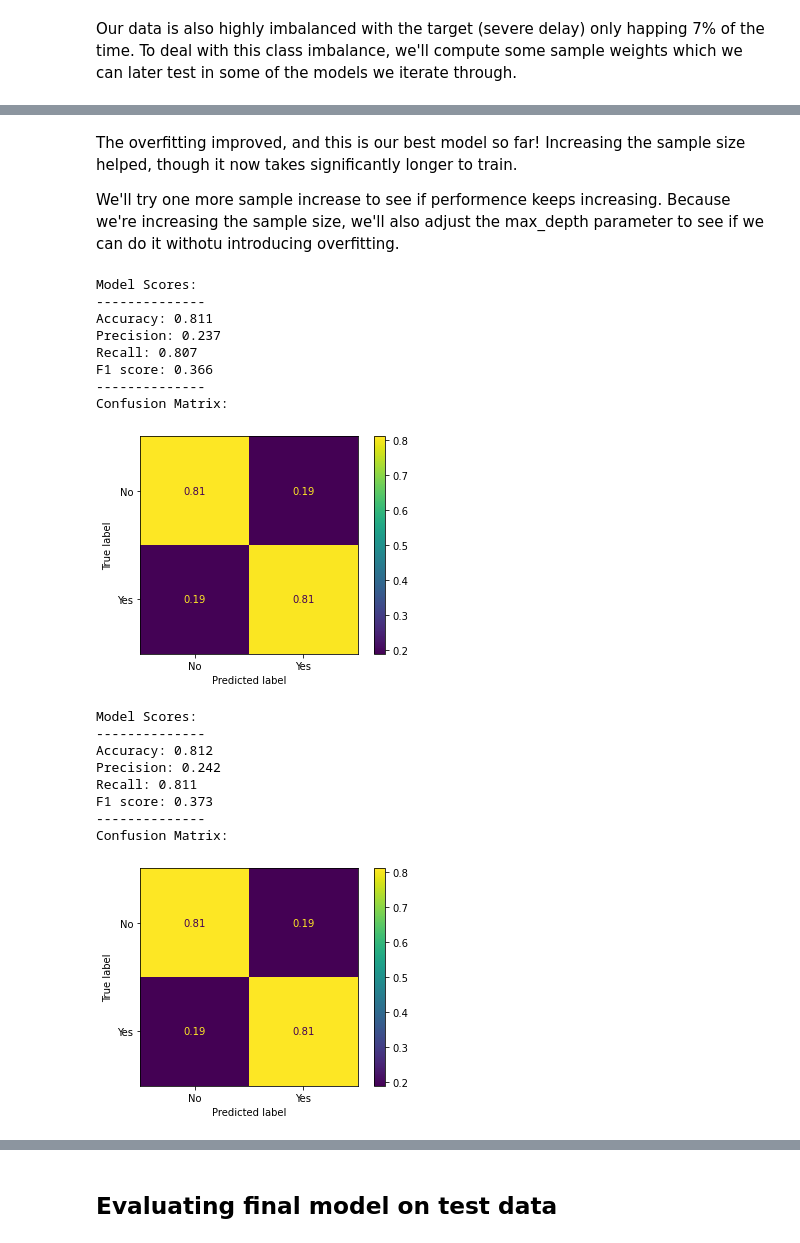
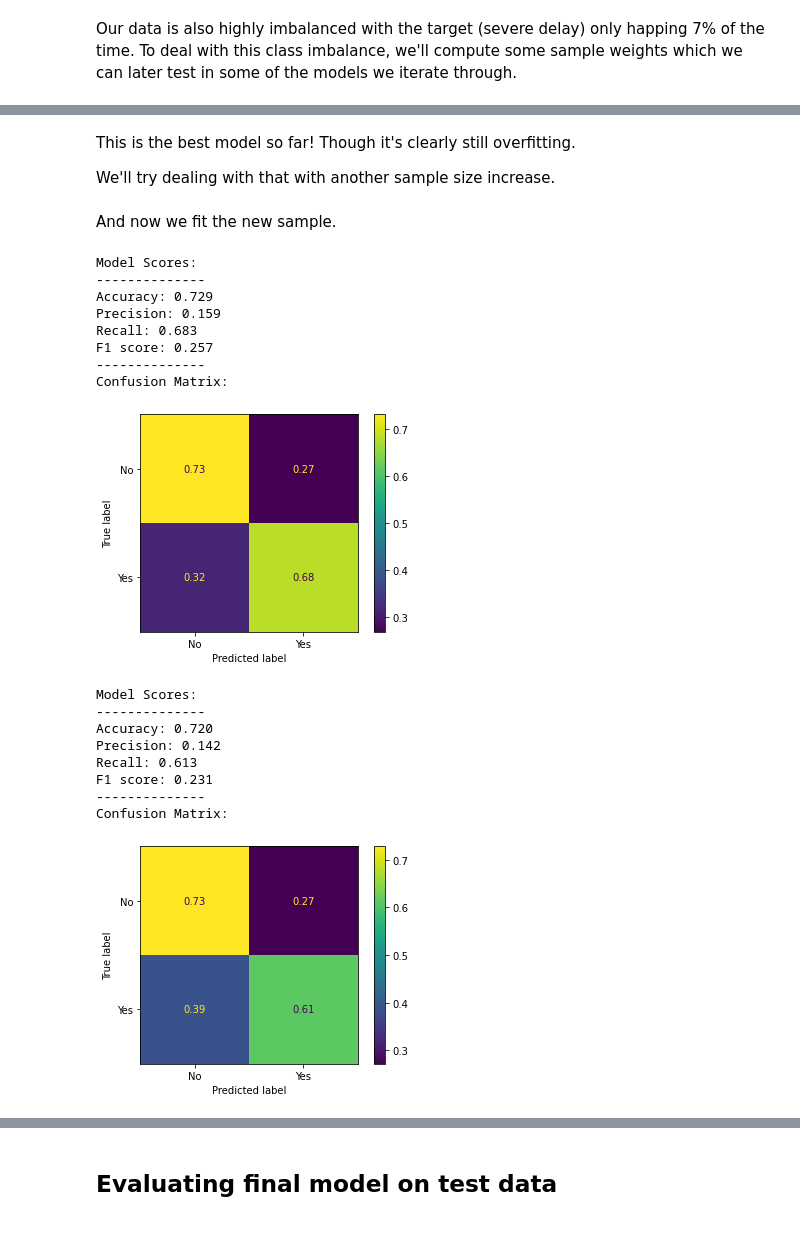
Before and after one commit to robertharrow/detecting-severe-flight-delays, a Jupyter notebook: 2. Modeling.ipynb, the cells around one changed output, grey strips where cells are left out. Cells and saved outputs as stored; diff of their text form; code cells hidden in the pictures.

```diff
--- a/2. Modeling.ipynb
+++ b/2. Modeling.ipynb
@@ -378,11 +409,10 @@ It seems that every time we don't include class weights, the model just guesses
 # %%
+# Now we call on a Random Forest classifier with default parameters, except for class_weights
 rf_pipe2 = Pipeline(steps=[('prep', col_transform),
-                           ('rf', RandomForestClassifier(n_estimators=100,
-                                  max_depth=12,
-                                  class_weight=class_weights_dict,
-                                  random_state=123))])
+                           ('rf', RandomForestClassifier(class_weight=class_weights_dict, random_state=123))])
+
+# Fit and evaluate
 rf_pipe2.fit(X_train, y_train)
-
 evaluate_model(rf_pipe2, X_train, y_train)
 # %% [output]
 Model Scores:
@@ -479,9 +515,8 @@ The training set was our best one so far, but it's clearly overfitting given the
 # %%
 xgb_pipe2 = Pipeline(steps=[('prep', col_transform),
-                           ('xgb', xgb.XGBClassifier(subsample=0.4, max_depth=6, alpha = 100))])
+                           ('xgb', xgb.XGBClassifier(subsample=0.4, max_depth=5, alpha = 100))])
 
 xgb_pipe2.fit(X_train, y_train, xgb__sample_weight=sample_weights)
-
 evaluate_model(xgb_pipe2, X_train, y_train)
 # %% [output]
 Model Scores:
@@ -621,4 +665,0 @@ Confusion Matrix:
-# %% [markdown]
-The overfitting improved, and this is our best model so far! Increasing the sample size helped, though it now takes significantly longer to train.
-
-We'll try one more sample increase to see if performence keeps increasing. Because we're increasing the sample size, we'll also adjust the max_depth parameter to see if we can do it withotu introducing overfitting.
@@ -630,34 +666,50 @@ X_3 = biggest_sample[feature_cols]
+# %% [markdown]
+This is the best model so far! Though it's clearly still overfitting.
+
+We'll try dealing with that with another sample size increase.
+# %%
+# First we take a bigger sample of our data. Before we took 10%, so now we'll double it to 20%
+biggest_sample = carrier_data.sample(frac=0.2, axis=0, random_state=123)
+
+# We split our target and features like before
+y_3 = biggest_sample["target"]
+X_3 = biggest_sample.drop(["target"], axis=1)
+
+# And now we split our data into training, test and validation sets like we did before
+X_train_3, X_rem_3, y_train_3, y_rem_3 = train_test_split(X_3,y_3, train_size=0.8)
+test_size = 0.5
+X_valid_3, X_test_3, y_valid_3, y_test_3 = train_test_split(X_rem_3,y_rem_3, test_size=0.5)
+# %% [markdown]
+And now we fit the new sample.
 # %%
 xgb_pipe6 = Pipeline(steps=[('prep', col_transform),
                            ('xgb', xgb.XGBClassifier(scale_pos_weight=estimate,
-                                  max_depth = 10,
+                                  max_depth = 6,
                                   eta = 0.3,
-                                  nthread = 2,
                                   colsample_bytree = 0.7))])
 
-xgb_pipe6.fit(X_3, y_3)
-
-evaluate_model(xgb_pipe6, X_3, y_3)
+xgb_pipe6.fit(X_train_3, y_train_3)
+evaluate_model(xgb_pipe6, X_train_3, y_train_3)
 # %% [output]
 Model Scores:
 --------------
-Accuracy: 0.811
-Precision: 0.237
-Recall: 0.807
-F1 score: 0.366
+Accuracy: 0.729
+Precision: 0.159
+Recall: 0.683
+F1 score: 0.257
 --------------
 Confusion Matrix:
-[figure, old version]
+[figure, new version]
 # %%
 # Checking model on validation data
-evaluate_model(xgb_pipe6, X_valid, y_valid)
+evaluate_model(xgb_pipe6, X_valid_3, y_valid_3)
 # %% [output]
 Model Scores:
 --------------
-Accuracy: 0.812
-Precision: 0.242
-Recall: 0.811
-F1 score: 0.373
+Accuracy: 0.720
+Precision: 0.142
+Recall: 0.613
+F1 score: 0.231
 --------------
 Confusion Matrix:
-[figure, old version]
+[figure, new version]
```
Also changed, not shown: parts of 83 cells of this notebook, 5 other files.
